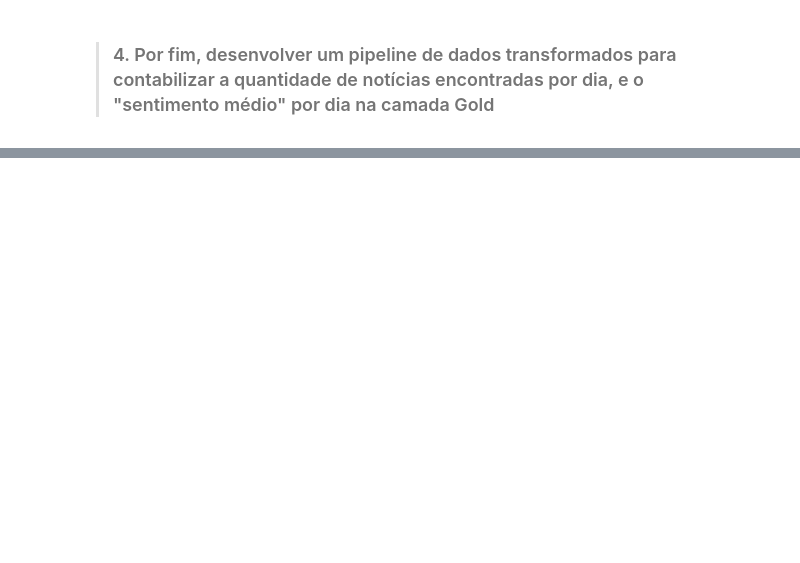
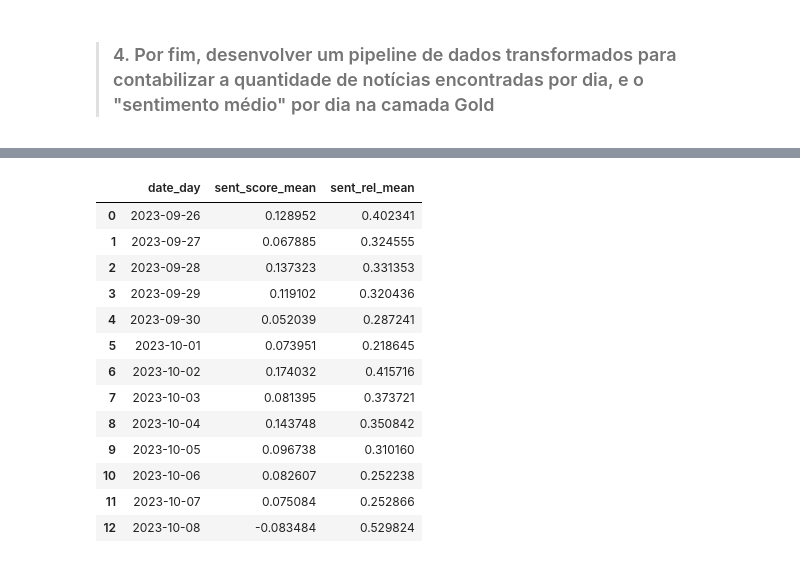
Before and after one commit to jlbmanetti/Curso-Santander-Coders, a Jupyter notebook: 5 - Analytics Engineering/Aula_1_Exercicio_1_Camadas_Especializadas.ipynb, the cells around one changed output, grey strips where cells are left out. Saved outputs shown, nothing was run; the diff lists cells and outputs as text; code cells hidden in the pictures; blank space fills up the shorter version.

```diff
--- a/5 - Analytics Engineering/Aula_1_Exercicio_1_Camadas_Especializadas.ipynb
+++ b/5 - Analytics Engineering/Aula_1_Exercicio_1_Camadas_Especializadas.ipynb
@@ -152,0 +245,22 @@ format = "%Y%m%dT%H%M%S"
+# %%
+#"sentimento médio" por dia
+day_sent_score_mean = df_gold.groupby('date_day')['ticker_sentiment_score'].mean().reset_index(name='sent_score_mean')
+day_sent_relevance_mean = df_gold.groupby('date_day')['relevance_score'].mean().reset_index(name='sent_rel_mean')
+
+day_sent_mean = day_sent_score_mean.merge(day_sent_relevance_mean, on='date_day')
+day_sent_mean
+# %% [output]
+|  | date_day | sent_score_mean | sent_rel_mean |
+| 0 | 2023-09-26 | 0.128952 | 0.402341 |
+| 1 | 2023-09-27 | 0.067885 | 0.324555 |
+| 2 | 2023-09-28 | 0.137323 | 0.331353 |
+| 3 | 2023-09-29 | 0.119102 | 0.320436 |
+| 4 | 2023-09-30 | 0.052039 | 0.287241 |
+| 5 | 2023-10-01 | 0.073951 | 0.218645 |
+| 6 | 2023-10-02 | 0.174032 | 0.415716 |
+| 7 | 2023-10-03 | 0.081395 | 0.373721 |
+| 8 | 2023-10-04 | 0.143748 | 0.350842 |
+| 9 | 2023-10-05 | 0.096738 | 0.310160 |
+| 10 | 2023-10-06 | 0.082607 | 0.252238 |
+| 11 | 2023-10-07 | 0.075084 | 0.252866 |
+| 12 | 2023-10-08 | -0.083484 | 0.529824 |
```
Also changed, not shown: parts of 13 cells of this notebook.
